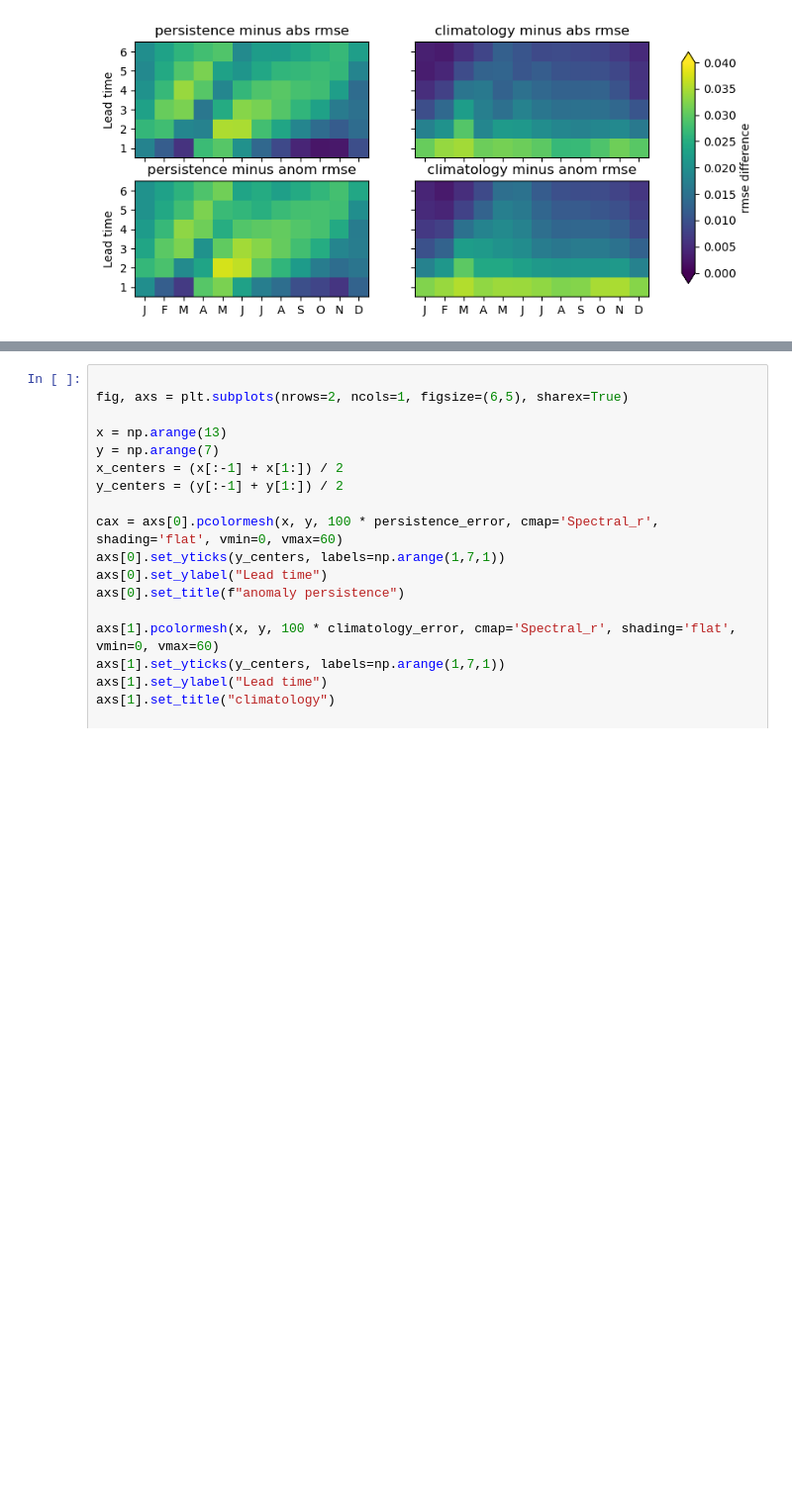
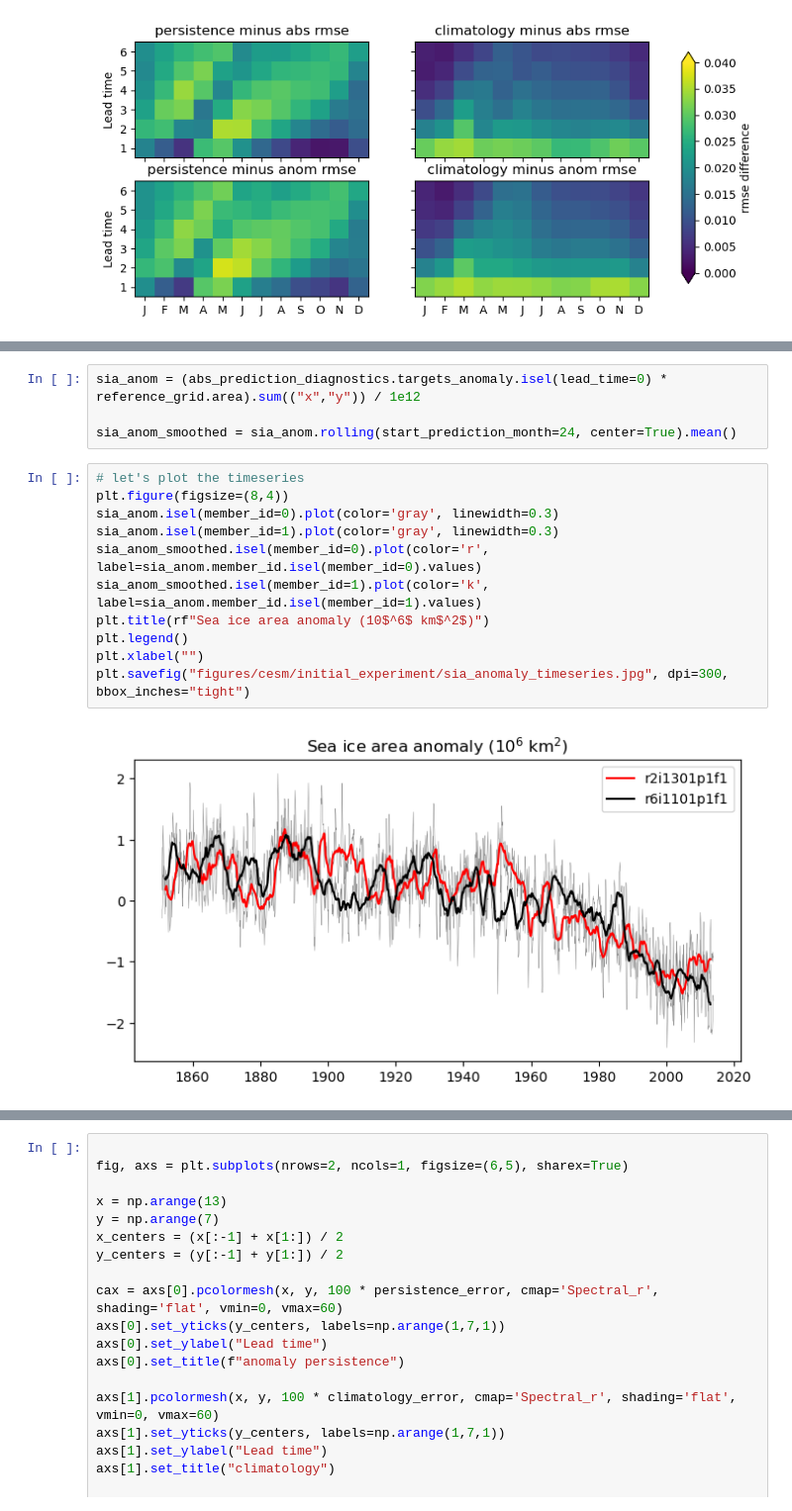
Before and after one commit to ychnli/sicpred, a Jupyter notebook: figures.ipynb, the cells around one changed output, grey strips where cells are left out. Shown at 99% size. Drawn from its saved outputs; the diff is of its cells as text; blank space fills up the shorter version.

```diff
--- a/figures.ipynb
+++ b/figures.ipynb
@@ -560,0 +637,17 @@ plt.savefig("figures/cesm/baselines_rmse_diff_anom_vs_abs.jpg", dpi=300, bbox_in
+# %%
+sia_anom = (abs_prediction_diagnostics.targets_anomaly.isel(lead_time=0) * reference_grid.area).sum(("x","y")) / 1e12
+
+sia_anom_smoothed = sia_anom.rolling(start_prediction_month=24, center=True).mean()
+# %%
+# let's plot the timeseries
+plt.figure(figsize=(8,4))
+sia_anom.isel(member_id=0).plot(color='gray', linewidth=0.3)
+sia_anom.isel(member_id=1).plot(color='gray', linewidth=0.3)
+sia_anom_smoothed.isel(member_id=0).plot(color='r', label=sia_anom.member_id.isel(member_id=0).values)
+sia_anom_smoothed.isel(member_id=1).plot(color='k', label=sia_anom.member_id.isel(member_id=1).values)
+plt.title(rf"Sea ice area anomaly (10$^6$ km$^2$)")
+plt.legend()
+plt.xlabel("")
+plt.savefig("figures/cesm/initial_experiment/sia_anomaly_timeseries.jpg", dpi=300, bbox_inches="tight")
+# %% [output]
+[figure, added]
```
Also changed, not shown: parts of 16 cells of this notebook, 5 other files.
